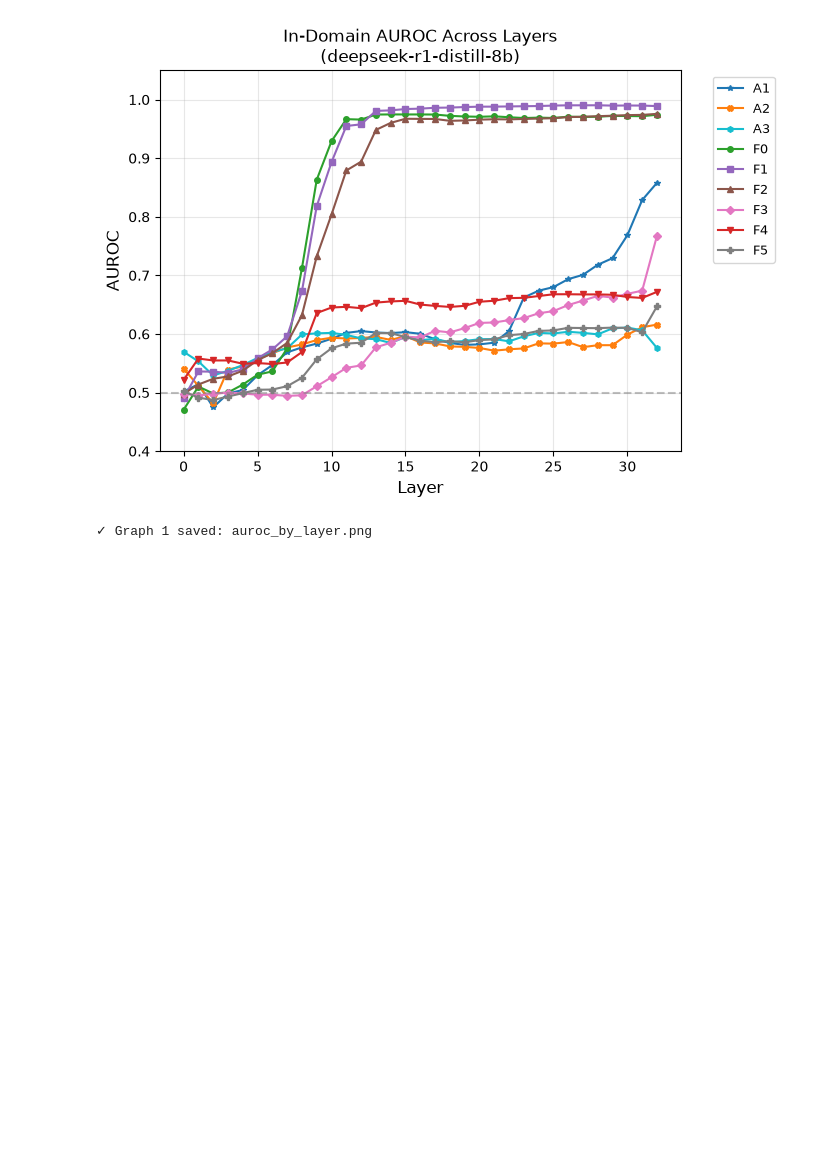
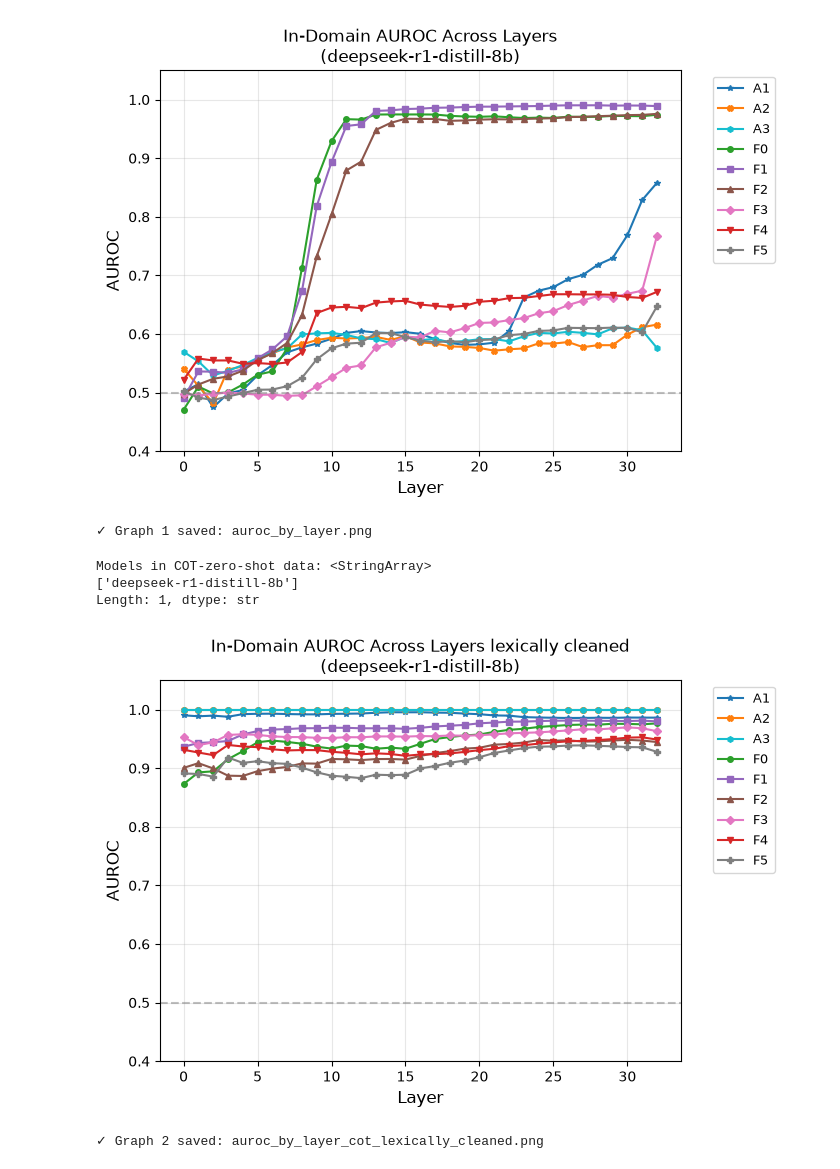
Before and after one commit to boracandan/Algoverse_Truth_Directions_Research, a Jupyter notebook: experiments/In_Domain_AUROC.ipynb, the cells around one changed output. Saved outputs shown, nothing was run; the diff lists cells and outputs as text; code cells hidden in the pictures; blank space fills up the shorter version.

Commit message:
Added the graphs for the Lexically Cleaned Dataset

```diff
--- a/experiments/In_Domain_AUROC.ipynb
+++ b/experiments/In_Domain_AUROC.ipynb
@@ -66,3 +66,53 @@ Models in CSV: <StringArray>
 Length: 1, dtype: str
 [figure]
 ✓ Graph 1 saved: auroc_by_layer.png
+# %%
+# ============================================================================
+# GRAPH 2: In-Domain AUROC for COT-Zero-Shot (by layer)
+# ============================================================================
+
+cot_data = df[
+    (df['train_task'] == df['test_task']) &
+    (df['train_condition'] == 'cot-zero-shot') &
+    (df['test_condition'] == 'cot-zero-shot')
+].copy()
+
+models_cot = cot_data['model'].unique()
+print(f"\nModels in COT-zero-shot data: {models_cot}")
+
+fig, axes = plt.subplots(1, len(models_cot), figsize=(7 * len(models_cot), 5), sharey=True)
+
+if len(models_cot) == 1:
+    axes = [axes]
+
+for ax, model_name in zip(axes, models_cot):
+    model_data = cot_data[cot_data['model'] == model_name]
+
+    for task_name in sorted(model_data["train_task"].unique()):
+        task_data = model_data[model_data["train_task"] == task_name].sort_values("layer")
+        layers = task_data["layer"].values
+        aurocs = task_data["auroc"].values
+
+        style = style_map.get(task_name, {"color": None, "marker": "o"})
+        ax.plot(layers, aurocs, color=style["color"], marker=style["marker"],
+                markersize=4, linewidth=1.5, label=task_name)
+
+    ax.axhline(y=0.5, color="gray", linestyle="--", alpha=0.5)
+    ax.set_xlabel("Layer", fontsize=12)
+    ax.set_ylabel("AUROC", fontsize=12)
+    ax.set_title(f"In-Domain AUROC Across Layers lexically cleaned\n({model_name})", fontsize=12)
+    ax.set_ylim(0.4, 1.05)
+    ax.legend(bbox_to_anchor=(1.05, 1), loc="upper left", fontsize=9)
+    ax.grid(alpha=0.3)
+
+plt.tight_layout()
+plt.savefig("auroc_by_layer_cot_lexically_cleaned.png", dpi=150, bbox_inches="tight")
+plt.show()
+
+print("✓ Graph 2 saved: auroc_by_layer_cot_lexically_cleaned.png")
+# %% [output]
+Models in COT-zero-shot data: <StringArray>
+['deepseek-r1-distill-8b']
+Length: 1, dtype: str
+[figure, added]
+✓ Graph 2 saved: auroc_by_layer_cot_lexically_cleaned.png
```
Also changed, not shown: parts of 1 cell of this notebook, 7 other files.
